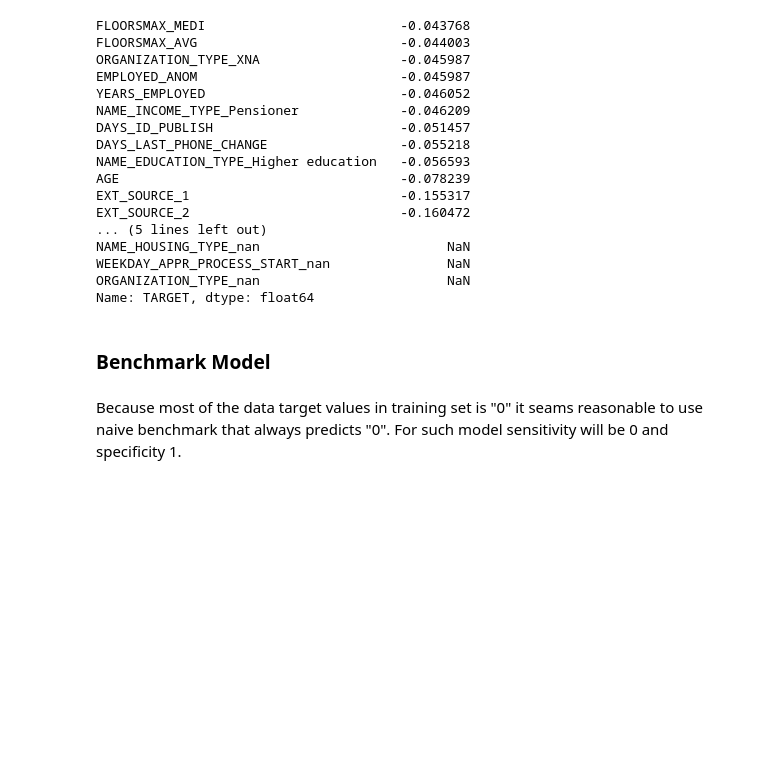
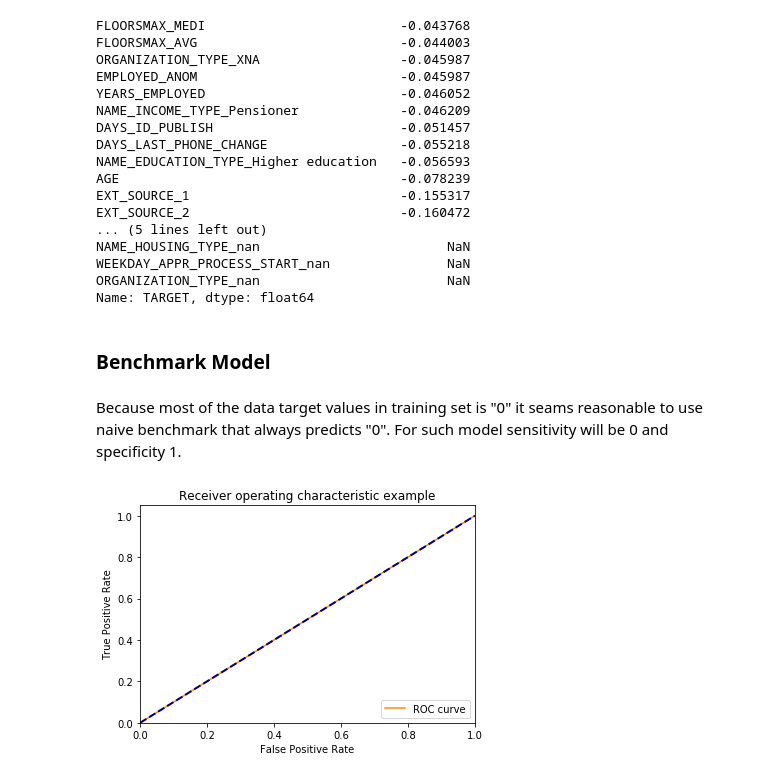
Before and after one commit to ASzwarc/HomeCreditDefaultRisk, a Jupyter notebook: HomeCreditDefaultRisk_Solution.ipynb, the cells around one changed output. Drawn from its saved outputs; the diff is of its cells as text; code cells hidden in the pictures; blank space fills up the shorter version.

Commit message:
Added naive benchmark model and plotting of ROC curve part 2

```diff
--- a/HomeCreditDefaultRisk_Solution.ipynb
+++ b/HomeCreditDefaultRisk_Solution.ipynb
@@ -532,12 +532,14 @@ y_naive_prediction = np.zeros((y_true.shape[0],), dtype=int)
 fpr, tpr, thresholds = roc_curve(y_true, y_naive_prediction)
 # %%
 plt.figure()
-plt.plot(fpr, tpr, color='darkorange', label='ROC curve (area = %0.2f)' % roc_auc[2])
+plt.plot(fpr, tpr, color='darkorange', label='ROC curve')
 plt.plot([0, 1], [0, 1], color='navy',lw=2, linestyle='--')
 plt.xlim([0.0, 1.0])
 plt.ylim([0.0, 1.05])
 plt.xlabel('False Positive Rate')
 plt.ylabel('True Positive Rate')
 plt.title('Receiver operating characteristic example')
 plt.legend(loc="lower right")
 plt.show()
+# %% [output]
+[figure, added]
```
